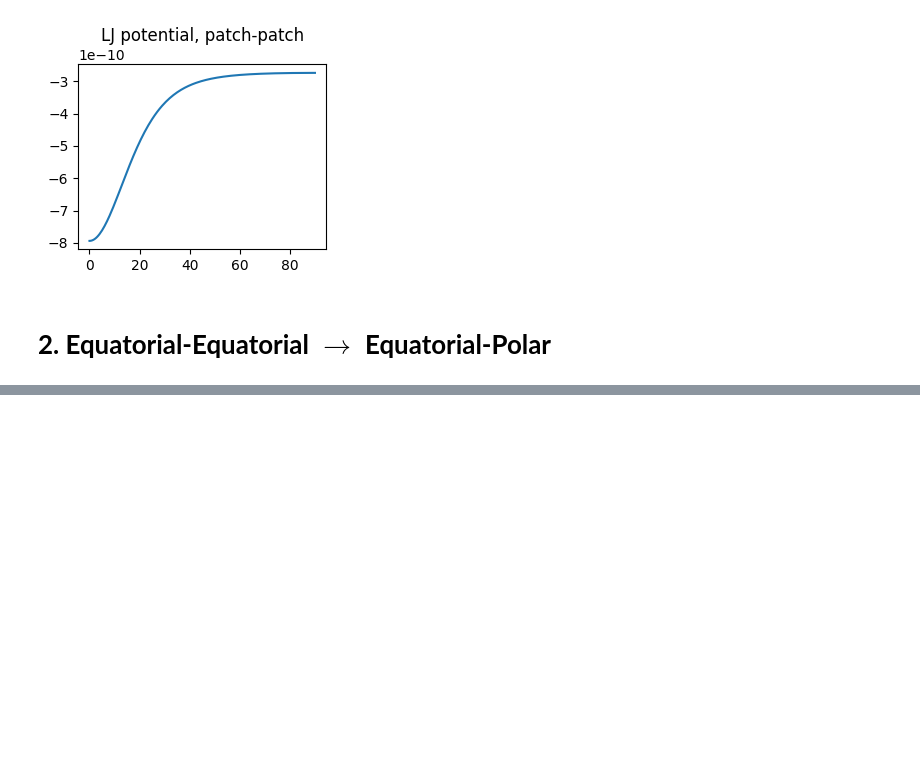
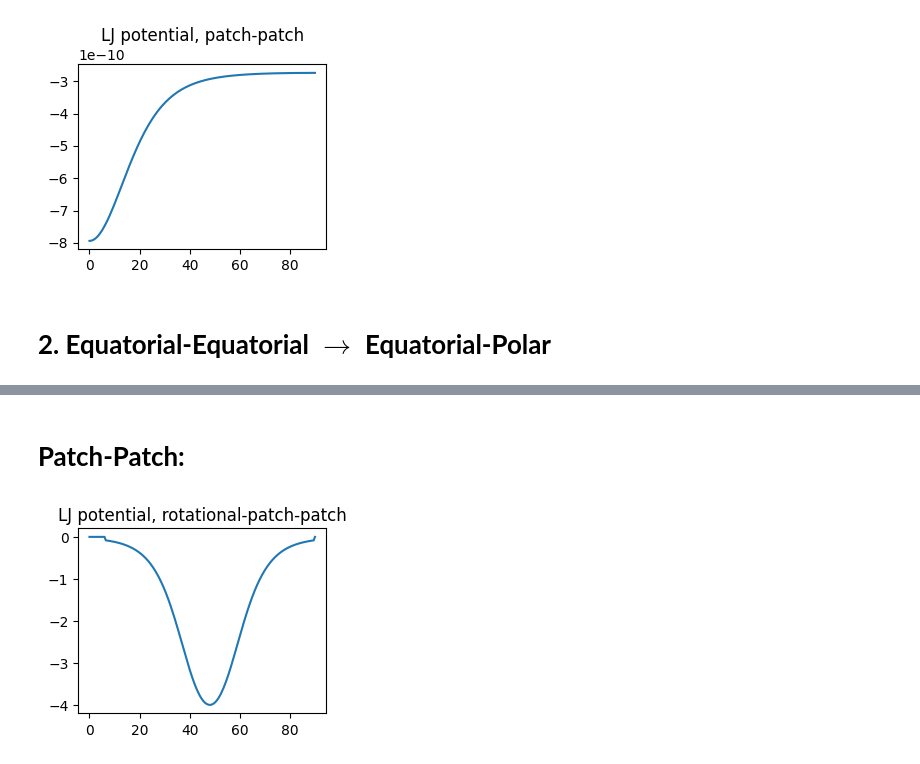
Before and after one commit to johannanovak/rotational_path, a Jupyter notebook: cut_potential.ipynb, the cells around one changed output, grey strips where cells are left out. Cells and saved outputs as stored; diff of their text form; code cells hidden in the pictures; blank space fills up the shorter version.

```diff
--- a/cut_potential.ipynb
+++ b/cut_potential.ipynb
@@ -323,0 +391,38 @@ my_plot(CONST_alpha_lst, compute_patch_patch(lj_cut), label='LJ potential, patch
+# %% [markdown]
+# **Patch-Patch:**
+# %%
+def rotational_patch_patch(potential):
+    r_ipl_jpl = np.array([])
+    r_ipl_jpr = np.array([])
+    r_ipr_jpl = np.array([])
+    r_ipr_jpr = np.array([])
+
+    for alpha in CONST_alpha_lst:
+        delta_x = 0.5 * CONST_sigma * np.cos(np.radians(alpha))
+        delta_y = 0.5 * CONST_sigma * np.sin(np.radians(alpha))
+
+        r_ipl_jpl = np.append(r_ipl_jpl, np.sqrt((0.5 * CONST_sigma - delta_x)**2 + (CONST_r_ij - delta_y)**2))
+        r_ipl_jpr = np.append(r_ipl_jpr, np.sqrt((0.5 * CONST_sigma + delta_x)**2 + (CONST_r_ij + delta_y)**2))
+        r_ipr_jpl = np.append(r_ipr_jpl, np.sqrt((0.5 * CONST_sigma + delta_x)**2 + (CONST_r_ij - delta_y)**2))
+        r_ipr_jpr = np.append(r_ipr_jpr, np.sqrt((0.5 * CONST_sigma - delta_x)**2 + (CONST_r_ij + delta_y)**2))
+
+
+    epsilon = 5.0
+    sigma = 0.2
+    cutoff = 0.2 * 2.5
+    pot_energy = np.array([]) # potential energy summed over all 4 center-patch interactions
+
+    for ipl_jpl, ipl_jpr, ipr_jpl, ipr_jpr in zip(r_ipl_jpl, r_ipl_jpr, r_ipr_jpl, r_ipr_jpr):
+        pot_energy_ipl_jpl = potential(ipl_jpl, sigma=sigma, epsilon=epsilon, cutoff=cutoff)
+        pot_energy_ipl_jpr = potential(ipl_jpr, sigma=sigma, epsilon=epsilon, cutoff=cutoff)
+        pot_energy_ipr_jpl = potential(ipr_jpl, sigma=sigma, epsilon=epsilon, cutoff=cutoff)
+        pot_energy_ipr_jpr = potential(ipr_jpr, sigma=sigma, epsilon=epsilon, cutoff=cutoff)
+        total_pot_energy = pot_energy_ipl_jpl + pot_energy_ipl_jpr + pot_energy_ipr_jpl + pot_energy_ipr_jpr
+        pot_energy = np.append(pot_energy, total_pot_energy)
+        #pot_energy = np.append(pot_energy, pot_energy_i_jl)
+
+    return pot_energy
+
+my_plot(CONST_alpha_lst, rotational_patch_patch(lj_cut), label='LJ potential, rotational-patch-patch')
+# %% [output]
+[figure, added]
```
Also changed, not shown: parts of 15 cells of this notebook, 3 other files.
